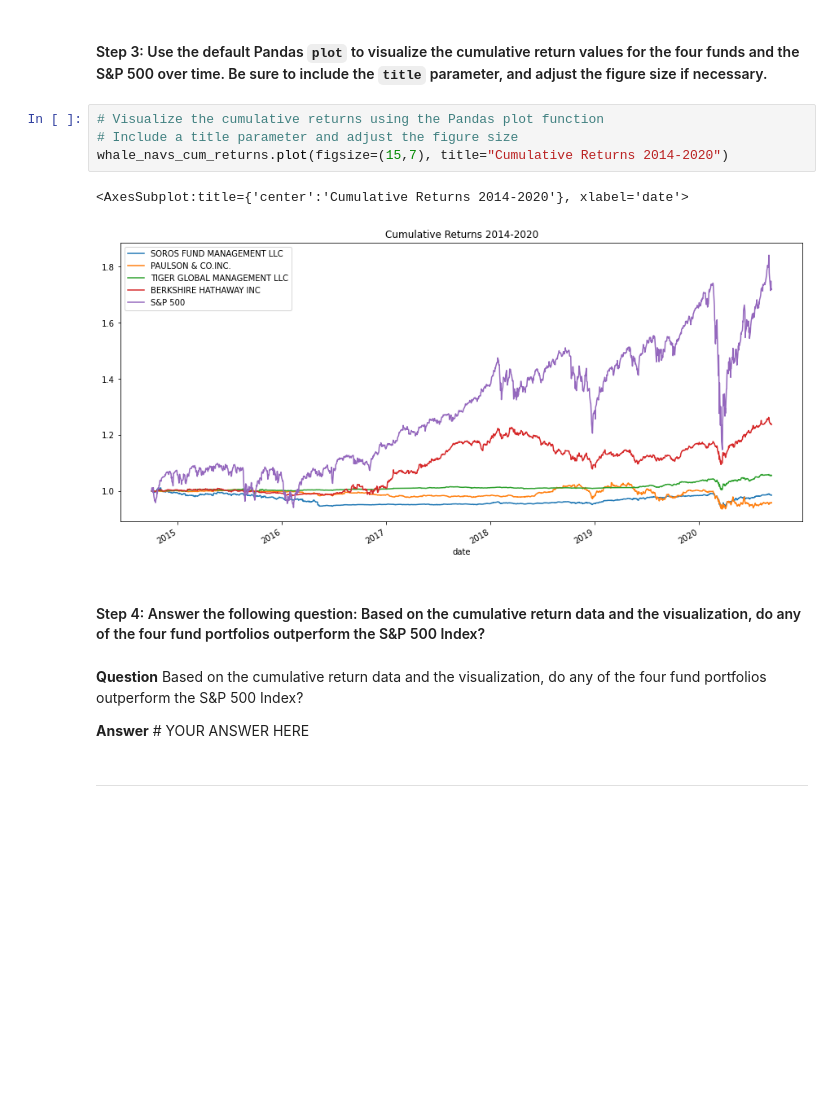
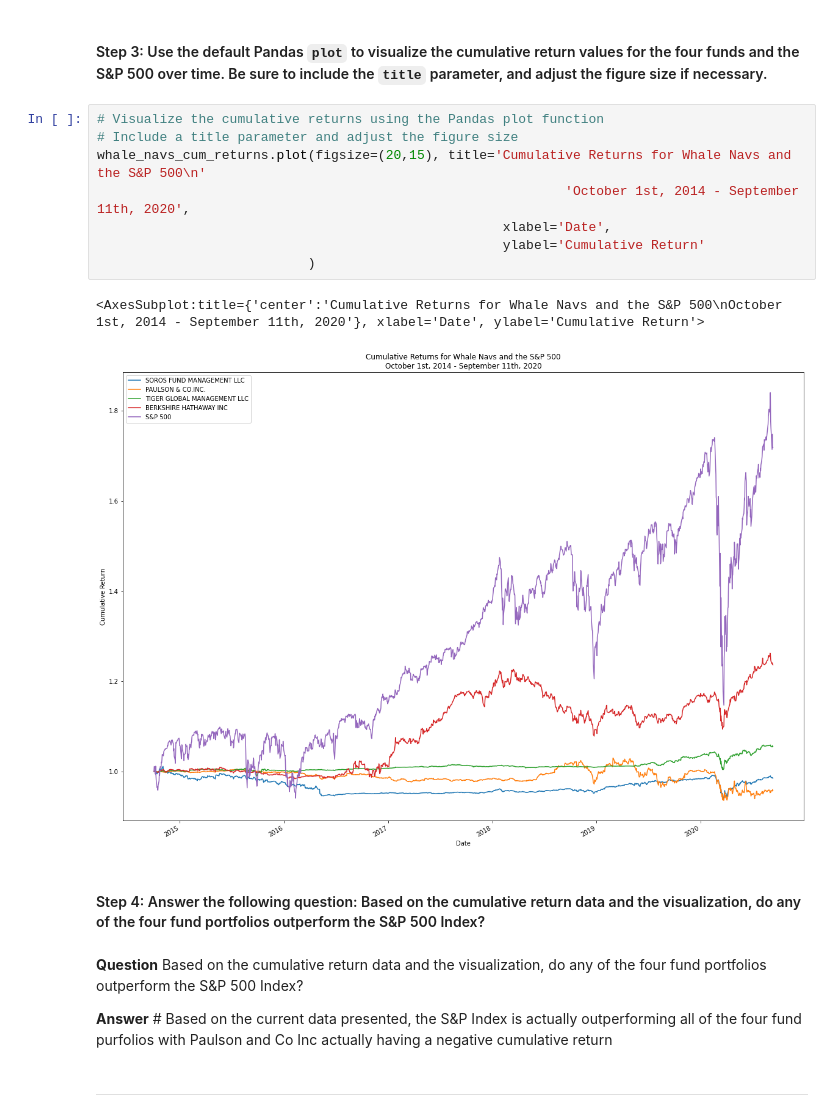
Before and after one commit to aschowdiah/Challenge_4, a Jupyter notebook: risk_return_analysis.ipynb, the cells around one changed output. Drawn from its saved outputs; the diff is of its cells as text; blank space fills up the shorter version.

```diff
--- a/risk_return_analysis.ipynb
+++ b/risk_return_analysis.ipynb
@@ -201,16 +204,20 @@ whale_navs_cum_returns.tail()
 # %%
 # Visualize the cumulative returns using the Pandas plot function
 # Include a title parameter and adjust the figure size
-whale_navs_cum_returns.plot(figsize=(15,7), title="Cumulative Returns 2014-2020")
+whale_navs_cum_returns.plot(figsize=(20,15), title='Cumulative Returns for Whale Navs and the S&P 500\n'
+                                                            'October 1st, 2014 - September 11th, 2020',
+                                                    xlabel='Date',
+                                                    ylabel='Cumulative Return'
+                           )
 # %% [output]
-<AxesSubplot:title={'center':'Cumulative Returns 2014-2020'}, xlabel='date'>
+<AxesSubplot:title={'center':'Cumulative Returns for Whale Navs and the S&P 500\nOctober 1st, 2014 - September 11th, 2020'}, xlabel='Date', ylabel='Cumulative Return'>
-[figure, old version]
+[figure, new version]
 # %% [markdown]
 #### Step 4: Answer the following question: Based on the cumulative return data and the visualization, do any of the four fund portfolios outperform the S&P 500 Index?
 # %% [markdown]
 **Question** Based on the cumulative return data and the visualization, do any of the four fund portfolios outperform the S&P 500 Index?
 
-**Answer** # YOUR ANSWER HERE
+**Answer** # Based on the current data presented, the S&P Index is actually outperforming all of the four fund purfolios with Paulson and Co Inc actually having a negative cumulative return
 # %% [markdown]
 ---
 # %% [markdown]
```
Also changed, not shown: parts of 22 cells of this notebook.
